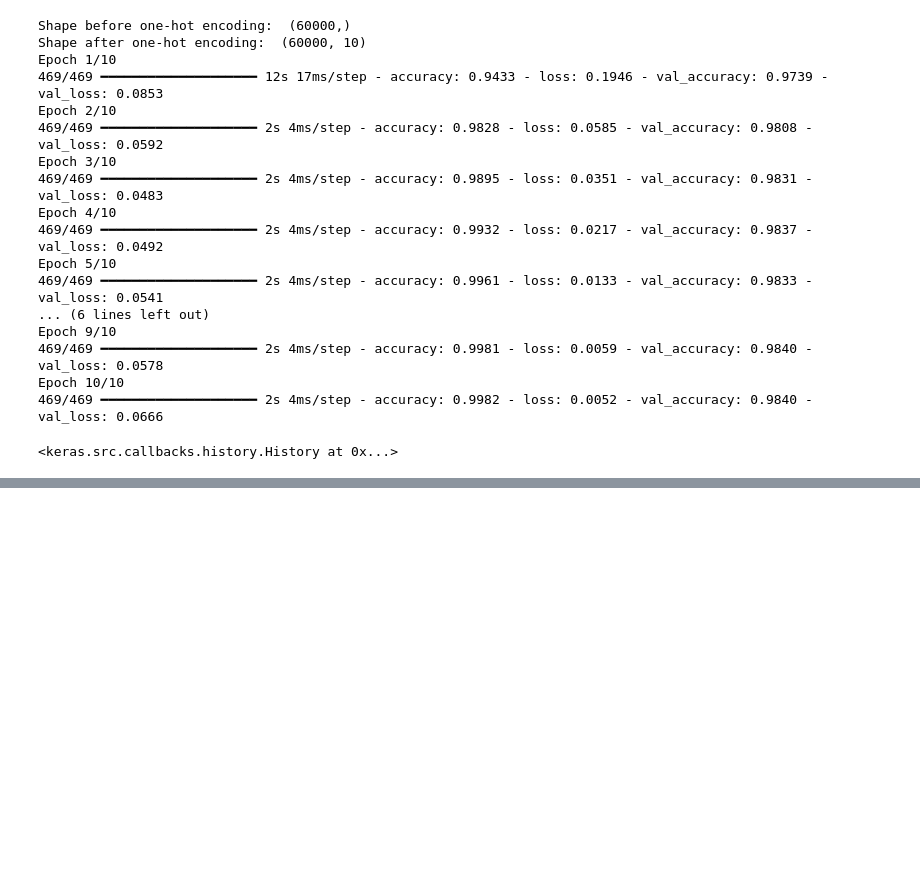
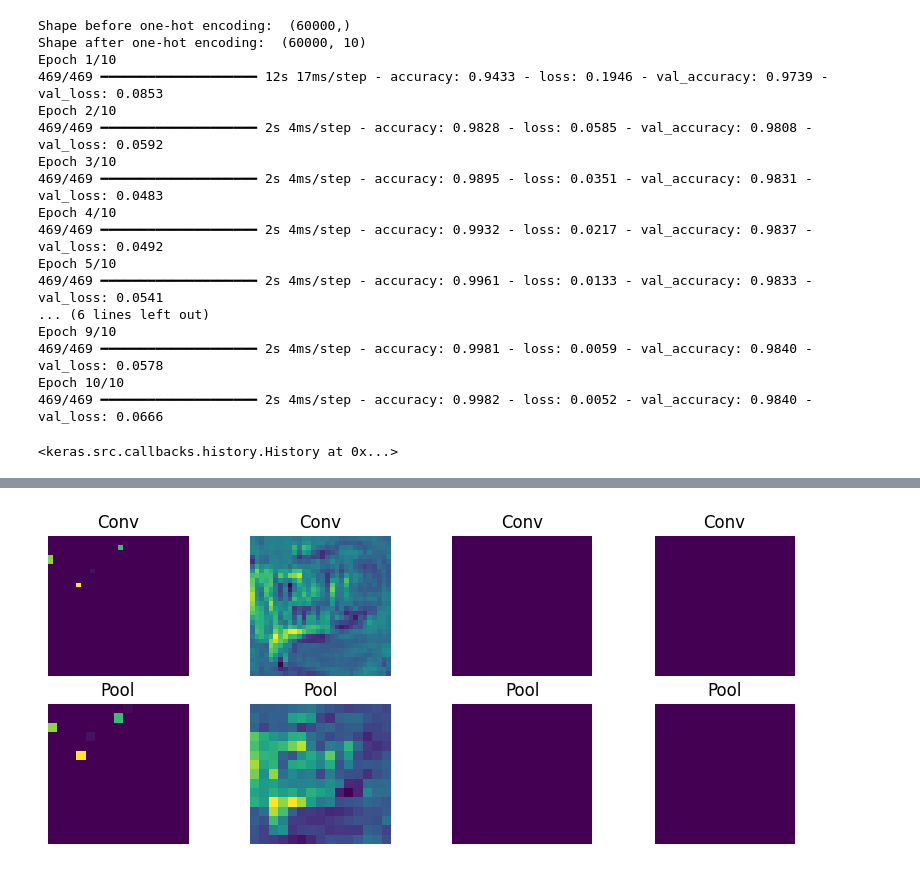
Before and after one commit to SHASHANK8412/DL-Lab, a Jupyter notebook: DL_LAB.ipynb, the cells around one changed output, grey strips where cells are left out. Drawn from its saved outputs; the diff is of its cells as text; code cells hidden in the pictures; blank space fills up the shorter version.

```diff
--- a/DL_LAB.ipynb
+++ b/DL_LAB.ipynb
@@ -1883,0 +1973,36 @@ Epoch 10/10
+# %%
+'''Write a program to Visualizing Convolutional Neural Networks (display result of convolution and pooling operations as feature map)'''
+
+import matplotlib.pyplot as plt
+from tensorflow.keras import datasets, layers, models
+
+# 1. Load data & Define Model in one go to prevent NameErrors
+(X_train, _), (X_test, _) = datasets.cifar10.load_data()
+X_test = X_test.astype('float32') / 255.0
+
+# 2. Build a simple 2-layer model (Conv + Pool)
+inputs = layers.Input(shape=(32, 32, 3))
+conv = layers.Conv2D(32, (3, 3), activation='relu')(inputs)
+pool = layers.MaxPooling2D((2, 2))(conv)
+model = models.Model(inputs, [conv, pool])
+
+# 3. Predict to get feature maps for the 1st image
+# We use [0:1] to keep the 'batch' dimension
+maps = model.predict(X_test[0:1])
+
+# 4. Plot results (Top: Convolution, Bottom: Pooling)
+plt.figure(figsize=(10, 4))
+for i in range(4):
+    # Show 4 Convolution filters
+    plt.subplot(2, 4, i + 1)
+    plt.imshow(maps[0][0, :, :, i], cmap='viridis')
+    plt.title("Conv")
+    plt.axis('off')
+
+    # Show 4 Pooling filters (notice they are smaller/more pixelated)
+    plt.subplot(2, 4, i + 5)
+    plt.imshow(maps[1][0, :, :, i], cmap='viridis')
+    plt.title("Pool")
+    plt.axis('off')
+plt.show()
+# %% [output]
@@ -1883,0 +2012 @@ Epoch 10/10
+[figure, added]
```
Also changed, not shown: parts of 3 cells of this notebook.
